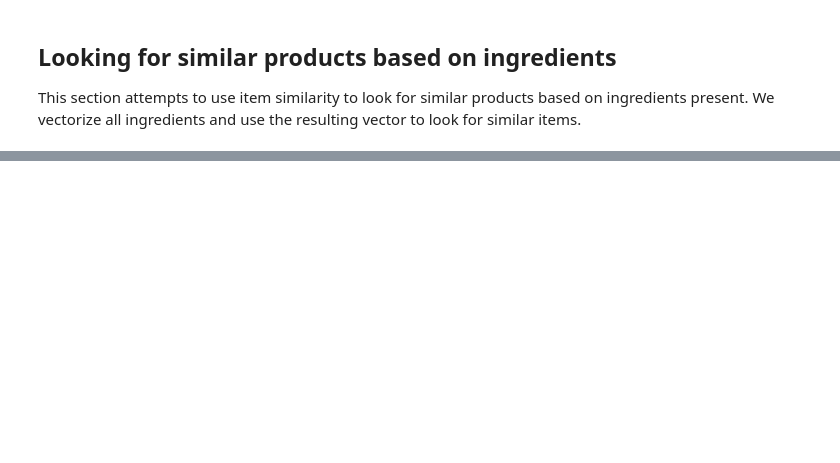
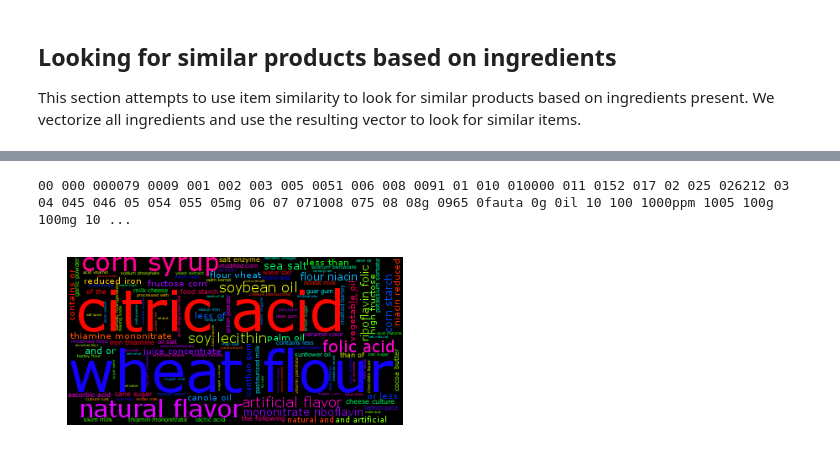
Before and after one commit to r-hopper/w209finalproject, a Jupyter notebook: usda_data_analysis.ipynb, the cells around one changed output, grey strips where cells are left out. Cells and saved outputs as stored; diff of their text form; code cells hidden in the pictures; blank space fills up the shorter version.

```diff
--- a/usda_data_analysis.ipynb
+++ b/usda_data_analysis.ipynb
@@ -18,12 +22,12 @@ import matplotlib.pyplot as plt
 # %%
 # load world food data into a pandas dataframe
-world_food_facts =pd.read_csv("./data/en.openfoodfacts.org.products.tsv", sep='\t',low_memory=False)
+world_food_facts =pd.read_csv("../w209finalproject_data/data/en.openfoodfacts.org.products.tsv", sep='\t',low_memory=False)
 
 # extract USDA data from world data
 usda_import = world_food_facts[world_food_facts.creator=="usda-ndb-import"]
 
 # save the usda data to a csv file
-usda_import.to_csv("./data/usda_imports_v2.csv")
+usda_import.to_csv("../w209finalproject_data/data/usda_imports_v2.csv")
 # %% [markdown]
 ## Preliminary look at the USDA data
 # %%
@@ -142,4 +135,6 @@ dtype: int64
 This section attempts to use item similarity to look for similar products based on ingredients present. We vectorize all ingredients and use the resulting vector to look for similar items.
 # %%
 # load the subsample USDA data
-usda_sample_data =pd.read_csv("./data/usda_imports_v2_1000_hdr.csv", sep=',',low_memory=False)
+#usda_sample_data =pd.read_csv("./data/usda_imports_20k.csv", sep=',',low_memory=False)
+#usda_sample_data =pd.read_csv("./data/usda_imports_v2_1000_hdr.csv", sep=',',low_memory=False)
+usda_sample_data =pd.read_csv("../w209finalproject_data/data/usda_imports_v2.csv", sep=',',low_memory=False)
@@ -169,0 +183,36 @@ len(usda_sample_data)
+# %%
+## Generate a word cloud for the ingredients
+
+# SK-learn libraries for feature extraction from text.
+from sklearn.feature_extraction.text import *
+
+# create a new column using a modified version of ingredients list that can be vectorized
+vectorizer = CountVectorizer()
+
+corpus_data=usda_sample_data['ingredients_list']
+count_matrix = vectorizer.fit_transform(corpus_data)
+
+# display the features/tokens
+all_feature_names = vectorizer.get_feature_names()
+print(" ".join(list(all_feature_names[:50])))
+
+%matplotlib inline
+
+# generate wordcloud
+from os import path
+from scipy.misc.pilutil import imread
+import matplotlib.pyplot as plt
+import random
+
+from wordcloud import WordCloud, STOPWORDS
+
+wordcloud = WordCloud(font_path='/Library/Fonts/Verdana.ttf',
+                      relative_scaling = 1.0,
+                      stopwords = 'to of the ,'
+                      ).generate("".join(usda_sample_data['ingredients_list']))
+plt.imshow(wordcloud)
+plt.axis("off")
+plt.show()
+# %% [output]
+00 000 000079 0009 001 002 003 005 0051 006 008 0091 01 010 010000 011 0152 017 02 025 026212 03 04 045 046 05 054 055 05mg 06 07 071008 075 08 08g 0965 0fauta 0g 0il 10 100 1000ppm 1005 100g 100mg 10 ...
+[figure, added]
```
Also changed, not shown: parts of 15 cells of this notebook, 5 other files.
